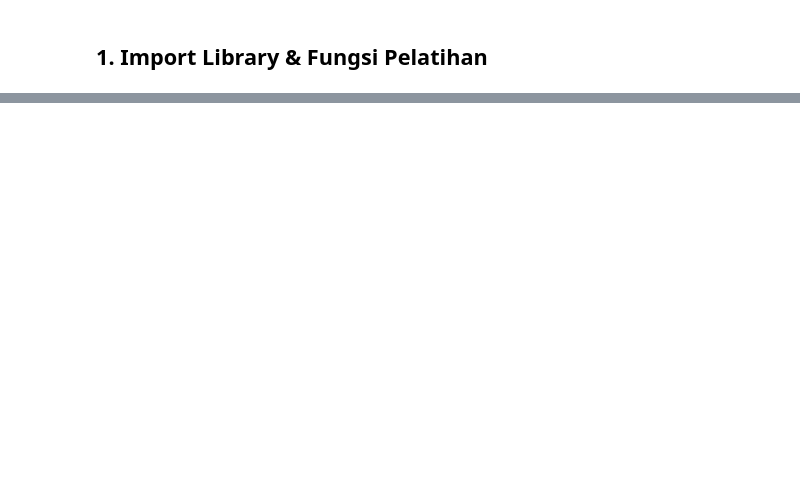
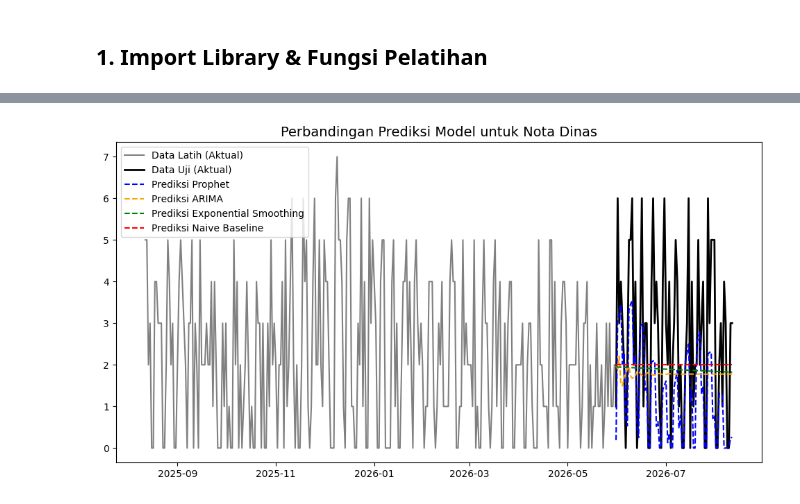
Before and after one commit to laraagasii/esign_sumbar, a Jupyter notebook: ai_backend/Colab_AI_Training.ipynb, the cells around one changed output, grey strips where cells are left out. Saved outputs shown, nothing was run; the diff lists cells and outputs as text; code cells hidden in the pictures; blank space fills up the shorter version.

Commit message:
update model ai dan tambah render.yaml

```diff
--- a/ai_backend/Colab_AI_Training.ipynb
+++ b/ai_backend/Colab_AI_Training.ipynb
@@ -132,0 +248,71 @@ evaluate_models()
+# %%
+import numpy as np
+import matplotlib.pyplot as plt
+from statsmodels.tsa.arima.model import ARIMA
+from statsmodels.tsa.holtwinters import ExponentialSmoothing
+from sklearn.metrics import mean_absolute_error, mean_squared_error
+
+def evaluate_models():
+    pegawai_id = '54a8b8362ebcb16af08c8acf33a2d8d5f335cf5e'
+    data_path = f'/content/historical_data_pegawai_{pegawai_id}.csv'
+
+    if not os.path.exists(data_path):
+        print("Jalankan cell generate data terlebih dahulu!")
+        return
+
+    df = pd.read_csv(data_path)
+    df_eval = df[['tanggal', 'nodin']].rename(columns={'tanggal': 'ds', 'nodin': 'y'})
+    df_eval['ds'] = pd.to_datetime(df_eval['ds'])
+    df_eval = df_eval.sort_values('ds')
+
+    train_size = int(len(df_eval) * 0.8)
+    train_df = df_eval.iloc[:train_size].copy()
+    test_df = df_eval.iloc[train_size:].copy()
+
+    predictions = pd.DataFrame({'ds': test_df['ds'], 'Aktual': test_df['y']})
+
+    print("Melatih model Prophet...")
+    model_prophet = Prophet(yearly_seasonality=True, weekly_seasonality=True, daily_seasonality=False)
+    model_prophet.fit(train_df)
+    future = model_prophet.make_future_dataframe(periods=len(test_df))
+    pred_prophet = model_prophet.predict(future)['yhat'].iloc[-len(test_df):].values
+    predictions['Prophet'] = np.maximum(0, pred_prophet)
+
+    print("Melatih model ARIMA...")
+    try:
+        model_arima_fit = ARIMA(train_df['y'].values, order=(5,1,0)).fit()
+        predictions['ARIMA'] = np.maximum(0, model_arima_fit.forecast(steps=len(test_df)))
+    except:
+        predictions['ARIMA'] = 0
+
+    print("Melatih model Exponential Smoothing...")
+    try:
+        model_hw_fit = ExponentialSmoothing(train_df['y'].values, trend='add').fit()
+        predictions['Exponential Smoothing'] = np.maximum(0, model_hw_fit.forecast(steps=len(test_df)))
+    except:
+        predictions['Exponential Smoothing'] = 0
+
+    predictions['Naive Baseline'] = [train_df['y'].iloc[-1]] * len(test_df)
+
+    models_to_eval = ['Prophet', 'ARIMA', 'Exponential Smoothing', 'Naive Baseline']
+
+    print("\n--- HASIL EVALUASI MODEL ---")
+    print(f"{'Model':<25} | {'MAE':<10} | {'RMSE'}")
+    print("-" * 50)
+    for m in models_to_eval:
+        mae = mean_absolute_error(predictions['Aktual'], predictions[m])
+        rmse = np.sqrt(mean_squared_error(predictions['Aktual'], predictions[m]))
+        print(f"{m:<25} | {mae:<10.4f} | {rmse:.4f}")
+
+    plt.figure(figsize=(12, 6))
+    plt.plot(train_df['ds'], train_df['y'], label='Data Latih (Aktual)', color='gray')
+    plt.plot(predictions['ds'], predictions['Aktual'], label='Data Uji (Aktual)', color='black', linewidth=2)
+    colors = ['blue', 'orange', 'green', 'red']
+    for idx, m in enumerate(models_to_eval):
+        plt.plot(predictions['ds'], predictions[m], label=f'Prediksi {m}', color=colors[idx], linestyle='--')
+    plt.title(f'Perbandingan Prediksi Model untuk Nota Dinas', fontsize=14)
+    plt.legend()
+    plt.show()
+
+evaluate_models()
+# %% [output]
@@ -132,0 +330 @@ evaluate_models()
+[figure, added]
```
Also changed, not shown: parts of 12 cells of this notebook, 19 other files.
